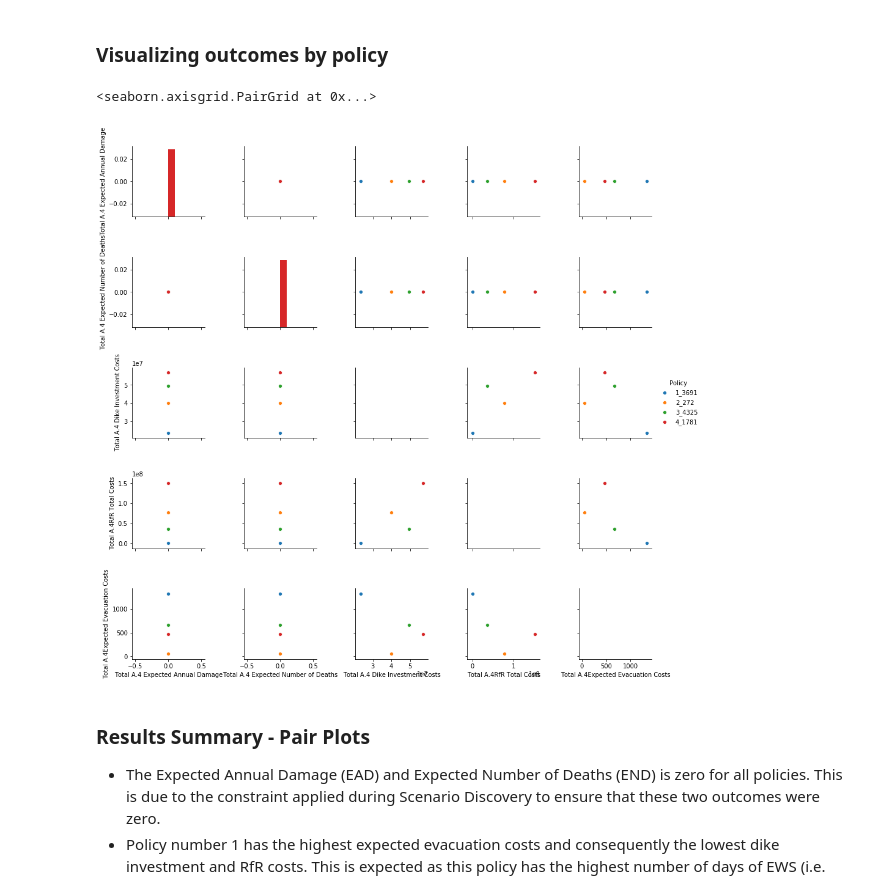
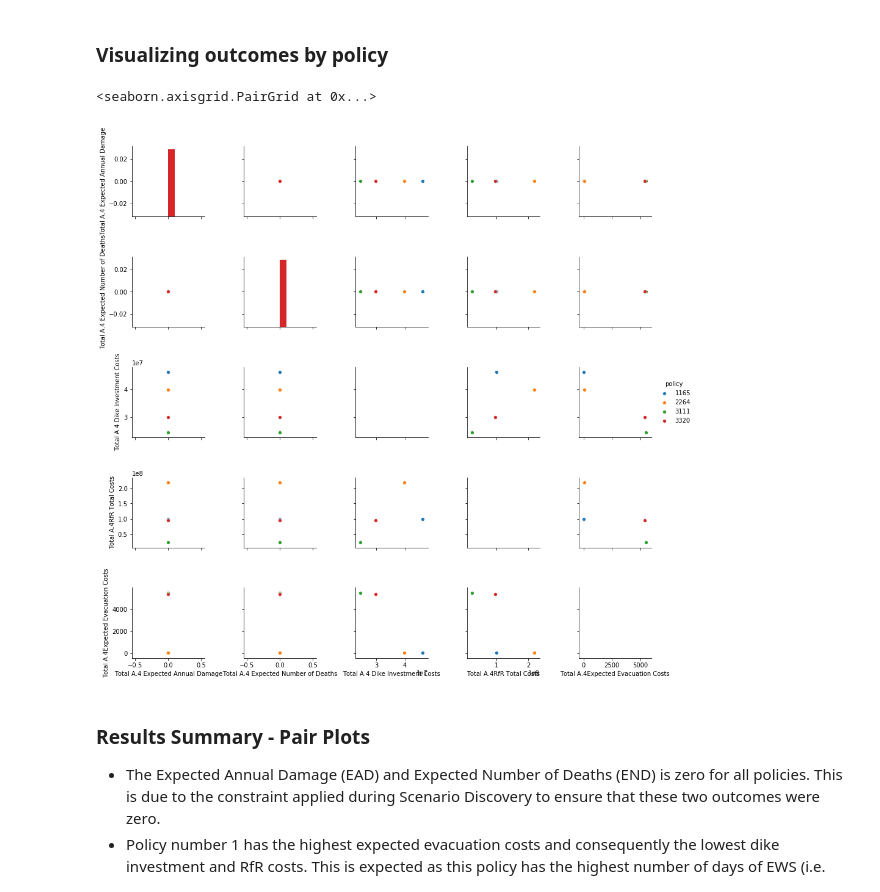
Before and after one commit to aarsundaram/ModelBasedDecisionMaking_Group12, a Jupyter notebook: final assignment/Open Exploration_CandidatePolicies.ipynb, the cells around one changed output. Saved outputs shown, nothing was run; the diff lists cells and outputs as text; code cells hidden in the pictures.

```diff
--- a/final assignment/Open Exploration_CandidatePolicies.ipynb
+++ b/final assignment/Open Exploration_CandidatePolicies.ipynb
@@ -24,8 +24,9 @@ print(nx.__version__)
 2.4
 # %%
 # loading results from csv files
-experiments0 = pd.read_csv('candidate_policies_experiments.csv')
-outcomes0 = pd.read_csv('candidate_policies_outcomes.csv')
-other = pd.read_csv('candidate_policies_other.csv')
-outcomesdf = pd.DataFrame(outcomes0)
-experimentsdf = pd.DataFrame(experiments0)
+candidatepols = pd.read_csv('candidate_policies.csv')
+#experiments0 = pd.read_csv('candidate_policies_experiments.csv')
+#outcomes0 = pd.read_csv('candidate_policies_outcomes.csv')
+#other = pd.read_csv('candidate_policies_other.csv')
+#outcomesdf = pd.DataFrame(outcomes0)
+#experimentsdf = pd.DataFrame(experiments0)
@@ -58,0 +54,5 @@ other
+# %%
+outcomesdf=candidatepols.iloc[:,32:89]
+outcomesdf['policy']=candidatepols.iloc[:,0]
+
+outcomesdf
@@ -76,10 +93,10 @@ outcomesdf_rev.head()
 ### Visualizing outcomes by policy
 # %%
 #scatter plot
-sns.pairplot(outcomesdf, hue='Policy', vars=outcomesdf_rev.keys(), diag_kind='hist')
+sns.pairplot(outcomesdf, hue='policy', vars=outcomesdf_rev.keys(), diag_kind='hist')
 # %% [output]
 <seaborn.axisgrid.PairGrid at 0x...>
-[figure, old version]
+[figure, new version]
 # %% [markdown]
 ### Results Summary - Pair Plots
 
```
Also changed, not shown: parts of 33 cells of this notebook, 2 other files.
